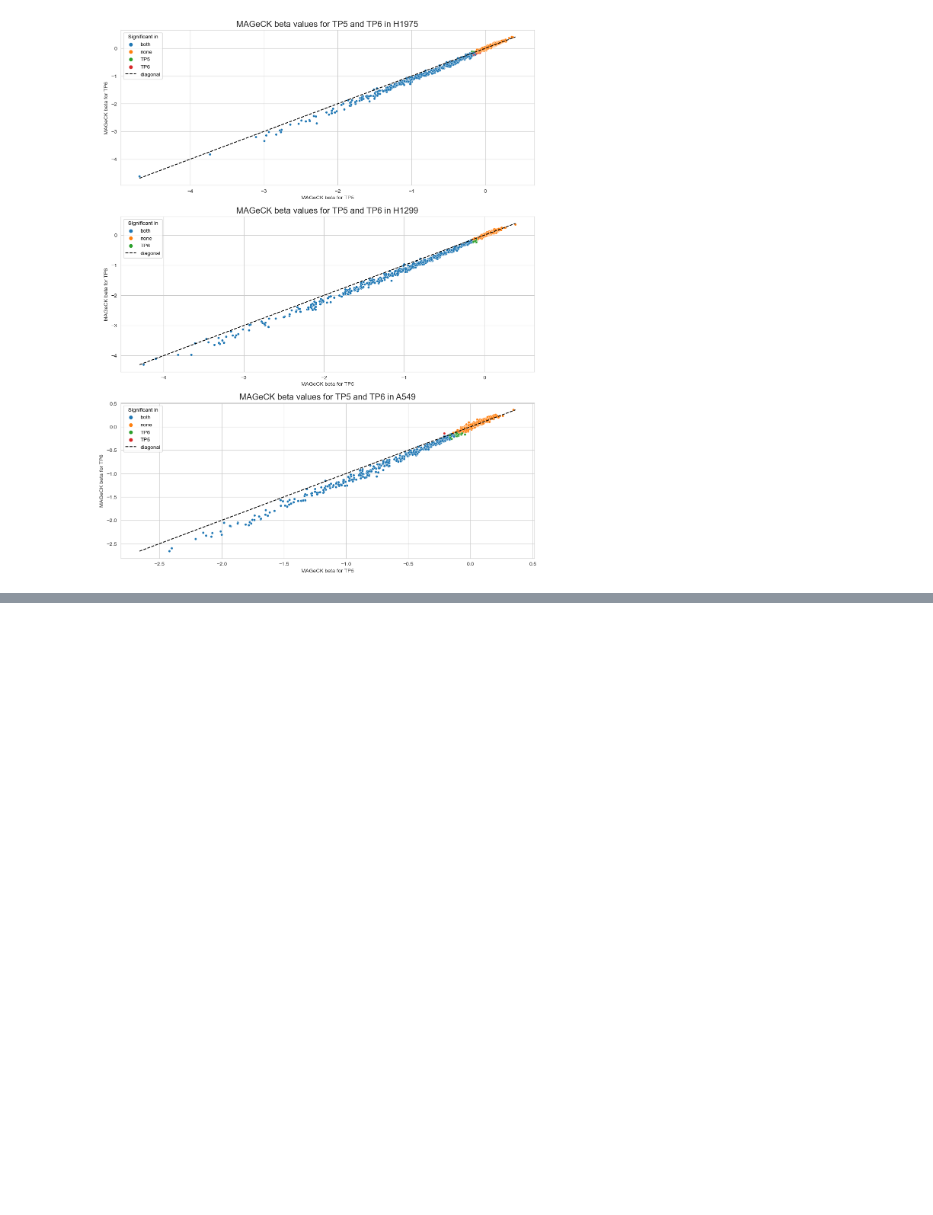
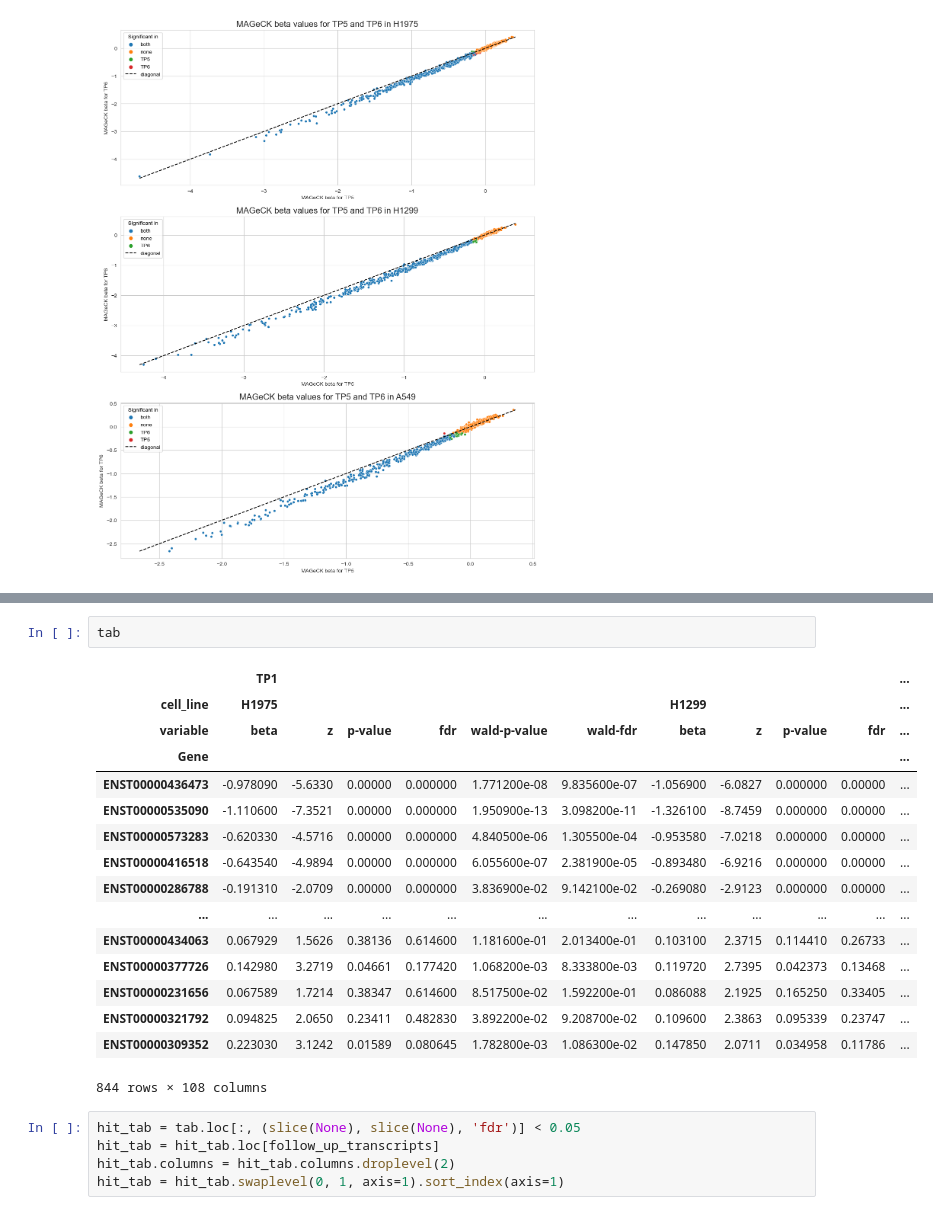
Before and after one commit to stefanpeidli/SYM101, a Jupyter notebook: notebooks/pooled_screen_1_mageck_advanced.ipynb, the cells around one changed output, grey strips where cells are left out. Drawn from its saved outputs; the diff is of its cells as text; blank space fills up the shorter version.

```diff
--- a/notebooks/pooled_screen_1_mageck_advanced.ipynb
+++ b/notebooks/pooled_screen_1_mageck_advanced.ipynb
@@ -365,0 +382,24 @@ pl.show()
+# %%
+tab
+# %% [output]
+|  | TP1 |  |  |  |  |  |  |  |  |  | ... |
+| cell_line | H1975 |  |  |  |  |  | H1299 |  |  |  | ... |
+| variable | beta | z | p-value | fdr | wald-p-value | wald-fdr | beta | z | p-value | fdr | ... |
+| Gene |  |  |  |  |  |  |  |  |  |  | ... |
+| ENST00000436473 | -0.978090 | -5.6330 | 0.00000 | 0.000000 | 1.771200e-08 | 9.835600e-07 | -1.056900 | -6.0827 | 0.000000 | 0.00000 | ... |
+| ENST00000535090 | -1.110600 | -7.3521 | 0.00000 | 0.000000 | 1.950900e-13 | 3.098200e-11 | -1.326100 | -8.7459 | 0.000000 | 0.00000 | ... |
+| ENST00000573283 | -0.620330 | -4.5716 | 0.00000 | 0.000000 | 4.840500e-06 | 1.305500e-04 | -0.953580 | -7.0218 | 0.000000 | 0.00000 | ... |
+| ENST00000416518 | -0.643540 | -4.9894 | 0.00000 | 0.000000 | 6.055600e-07 | 2.381900e-05 | -0.893480 | -6.9216 | 0.000000 | 0.00000 | ... |
+| ENST00000286788 | -0.191310 | -2.0709 | 0.00000 | 0.000000 | 3.836900e-02 | 9.142100e-02 | -0.269080 | -2.9123 | 0.000000 | 0.00000 | ... |
+| ... | ... | ... | ... | ... | ... | ... | ... | ... | ... | ... | ... |
+| ENST00000434063 | 0.067929 | 1.5626 | 0.38136 | 0.614600 | 1.181600e-01 | 2.013400e-01 | 0.103100 | 2.3715 | 0.114410 | 0.26733 | ... |
+| ENST00000377726 | 0.142980 | 3.2719 | 0.04661 | 0.177420 | 1.068200e-03 | 8.333800e-03 | 0.119720 | 2.7395 | 0.042373 | 0.13468 | ... |
+| ENST00000231656 | 0.067589 | 1.7214 | 0.38347 | 0.614600 | 8.517500e-02 | 1.592200e-01 | 0.086088 | 2.1925 | 0.165250 | 0.33405 | ... |
+| ENST00000321792 | 0.094825 | 2.0650 | 0.23411 | 0.482830 | 3.892200e-02 | 9.208700e-02 | 0.109600 | 2.3863 | 0.095339 | 0.23747 | ... |
+| ENST00000309352 | 0.223030 | 3.1242 | 0.01589 | 0.080645 | 1.782800e-03 | 1.086300e-02 | 0.147850 | 2.0711 | 0.034958 | 0.11786 | ... |
+844 rows × 108 columns
+# %%
+hit_tab = tab.loc[:, (slice(None), slice(None), 'fdr')] < 0.05
+hit_tab = hit_tab.loc[follow_up_transcripts]
+hit_tab.columns = hit_tab.columns.droplevel(2)
+hit_tab = hit_tab.swaplevel(0, 1, axis=1).sort_index(axis=1)
```
Also changed, not shown: parts of 6 cells of this notebook, 2 other files.
